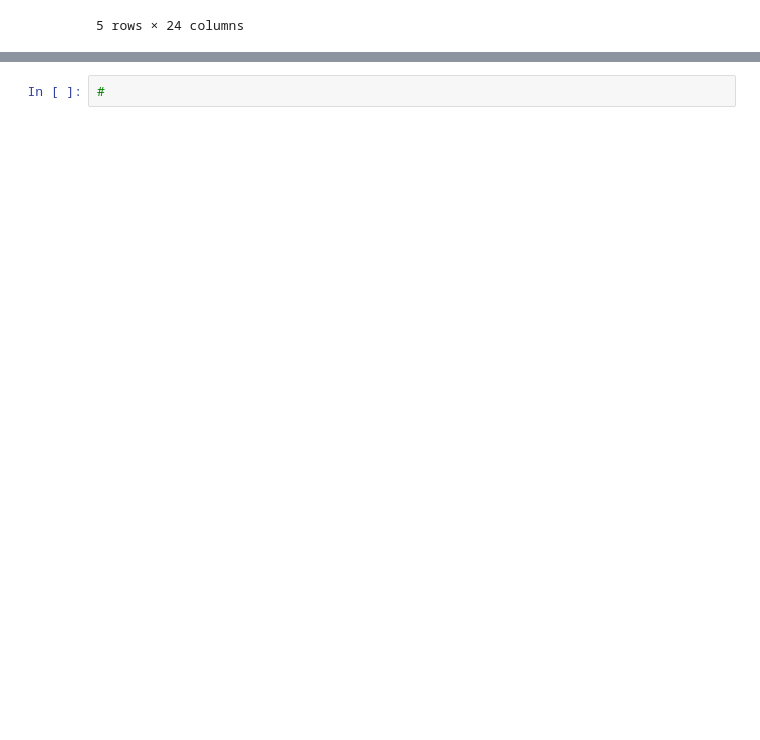
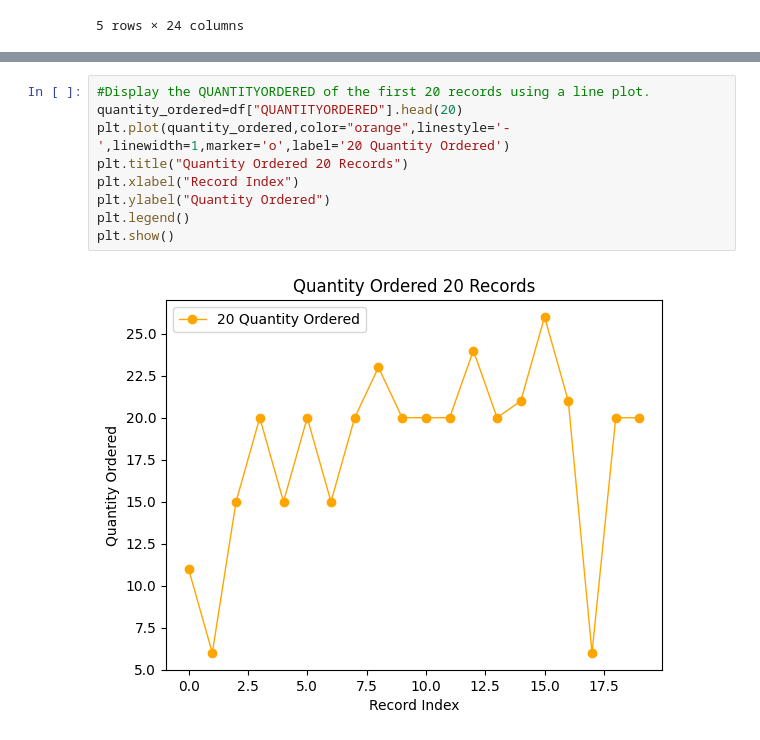
Before and after one commit to Gunjan934/sales-data-analysis, a Jupyter notebook: notebook/Matplotlib_sales_Analysis.ipynb, the cells around one changed output, grey strips where cells are left out. Cells and saved outputs as stored; diff of their text form; blank space fills up the shorter version.

```diff
--- a/notebook/Matplotlib_sales_Analysis.ipynb
+++ b/notebook/Matplotlib_sales_Analysis.ipynb
@@ -34,2 +49,11 @@ plt.show()
 # %%
-#
+#Display the QUANTITYORDERED of the first 20 records using a line plot.
+quantity_ordered=df["QUANTITYORDERED"].head(20)
+plt.plot(quantity_ordered,color="orange",linestyle='-',linewidth=1,marker='o',label='20 Quantity Ordered')
+plt.title("Quantity Ordered 20 Records")
+plt.xlabel("Record Index")
+plt.ylabel("Quantity Ordered")
+plt.legend()
+plt.show()
+# %% [output]
+[figure, added]
```
Also changed, not shown: parts of 17 cells of this notebook.
